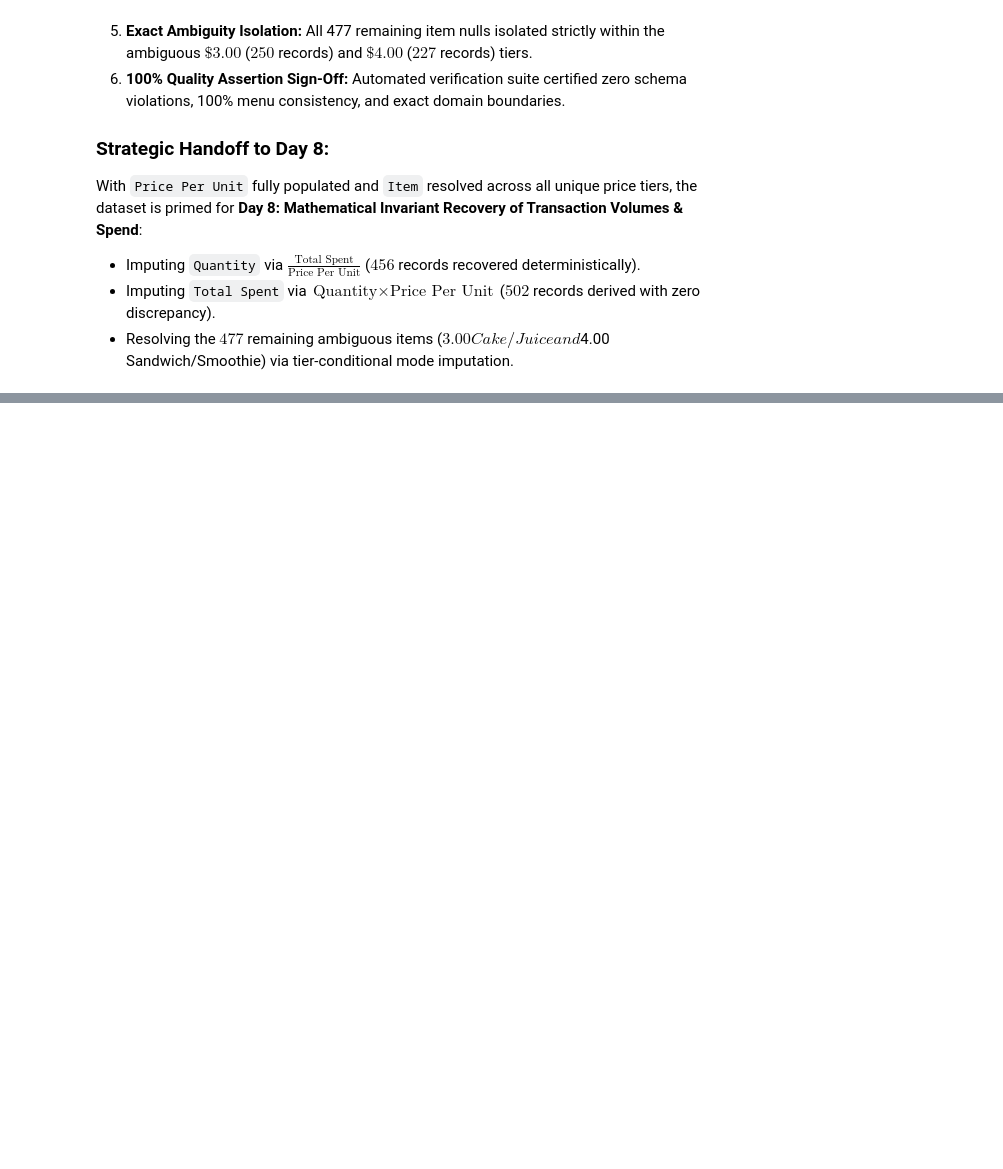
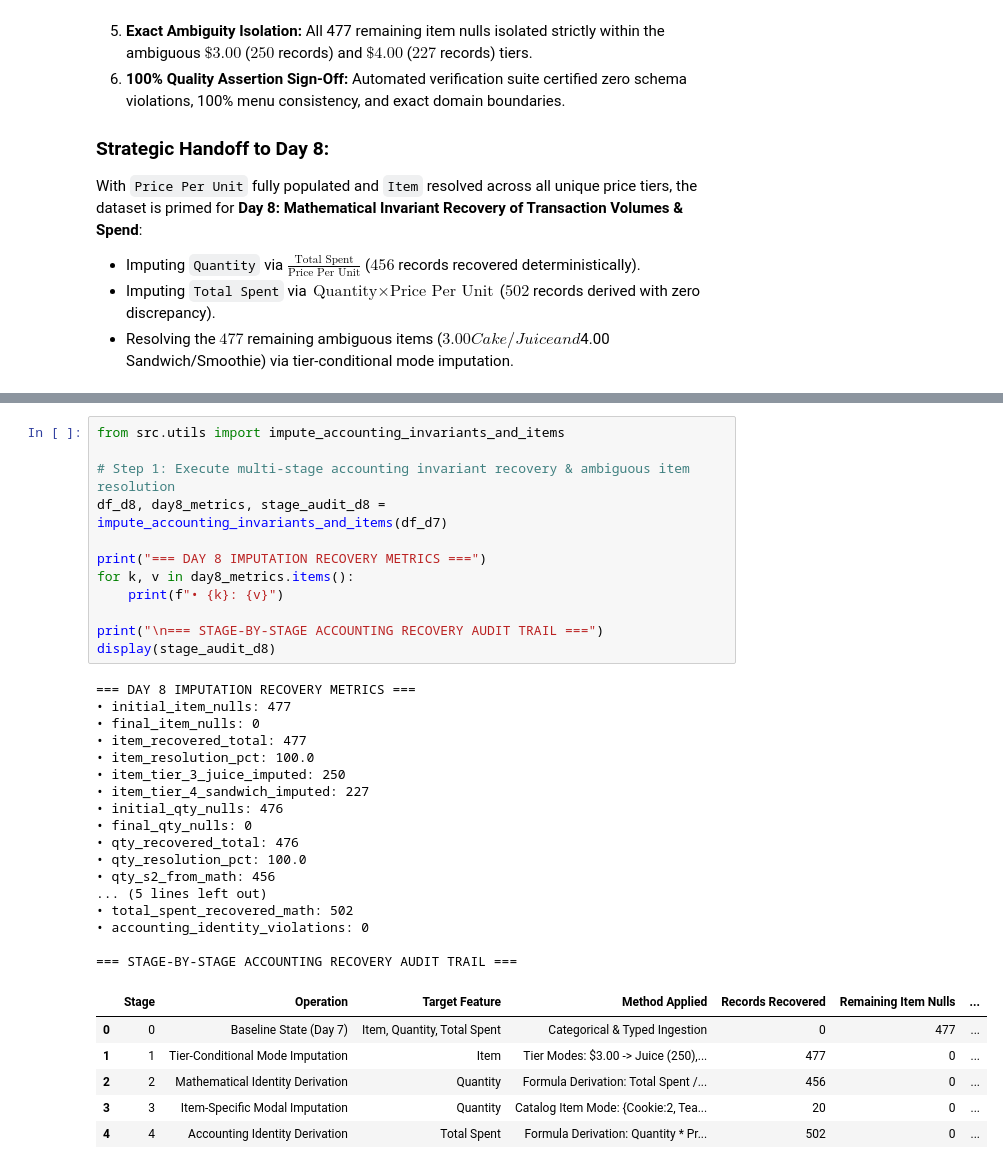
Before and after one commit to addu91577-sketch/OIBSIP, a Jupyter notebook: DataAnalytics-L1-CleaningData/Notebooks/01_cafe_sales_data_cleaning.ipynb, the cells around one changed output, grey strips where cells are left out. Saved outputs shown, nothing was run; the diff lists cells and outputs as text; blank space fills up the shorter version.

```diff
--- a/DataAnalytics-L1-CleaningData/Notebooks/01_cafe_sales_data_cleaning.ipynb
+++ b/DataAnalytics-L1-CleaningData/Notebooks/01_cafe_sales_data_cleaning.ipynb
@@ -953,0 +965,36 @@ With `Price Per Unit` fully populated and `Item` resolved across all unique pric
+# %%
+from src.utils import impute_accounting_invariants_and_items
+
+# Step 1: Execute multi-stage accounting invariant recovery & ambiguous item resolution
+df_d8, day8_metrics, stage_audit_d8 = impute_accounting_invariants_and_items(df_d7)
+
+print("=== DAY 8 IMPUTATION RECOVERY METRICS ===")
+for k, v in day8_metrics.items():
+    print(f"• {k}: {v}")
+
+print("\n=== STAGE-BY-STAGE ACCOUNTING RECOVERY AUDIT TRAIL ===")
+display(stage_audit_d8)
+# %% [output]
+=== DAY 8 IMPUTATION RECOVERY METRICS ===
+• initial_item_nulls: 477
+• final_item_nulls: 0
+• item_recovered_total: 477
+• item_resolution_pct: 100.0
+• item_tier_3_juice_imputed: 250
+• item_tier_4_sandwich_imputed: 227
+• initial_qty_nulls: 476
+• final_qty_nulls: 0
+• qty_recovered_total: 476
+• qty_resolution_pct: 100.0
+• qty_s2_from_math: 456
+... (5 lines left out)
+• total_spent_recovered_math: 502
+• accounting_identity_violations: 0
+
+=== STAGE-BY-STAGE ACCOUNTING RECOVERY AUDIT TRAIL ===
+|  | Stage | Operation | Target Feature | Method Applied | Records Recovered | Remaining Item Nulls | ... |
+| 0 | 0 | Baseline State (Day 7) | Item, Quantity, Total Spent | Categorical & Typed Ingestion | 0 | 477 | ... |
+| 1 | 1 | Tier-Conditional Mode Imputation | Item | Tier Modes: $3.00 -> Juice (250),... | 477 | 0 | ... |
+| 2 | 2 | Mathematical Identity Derivation | Quantity | Formula Derivation: Total Spent /... | 456 | 0 | ... |
+| 3 | 3 | Item-Specific Modal Imputation | Quantity | Catalog Item Mode: {Cookie:2, Tea... | 20 | 0 | ... |
+| 4 | 4 | Accounting Identity Derivation | Total Spent | Formula Derivation: Quantity * Pr... | 502 | 0 | ... |
```
Also changed, not shown: parts of 6 cells of this notebook, 6 other files.
